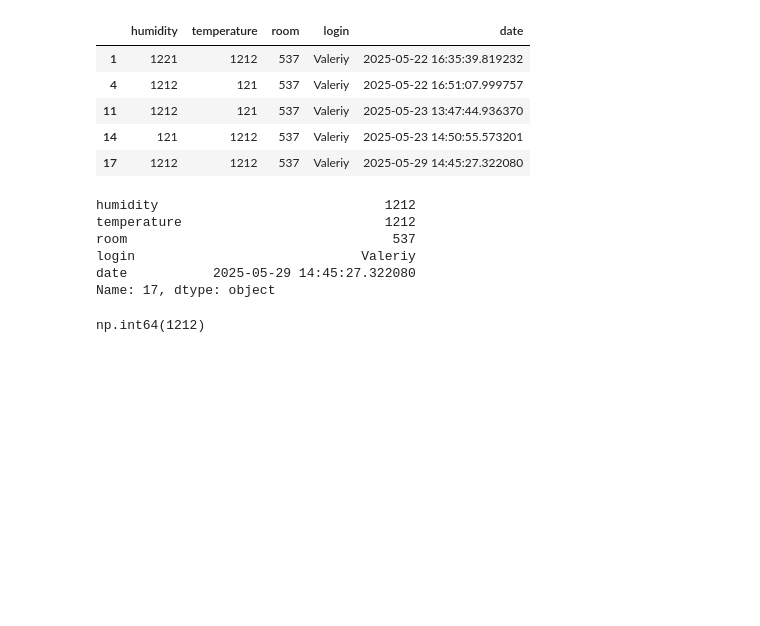
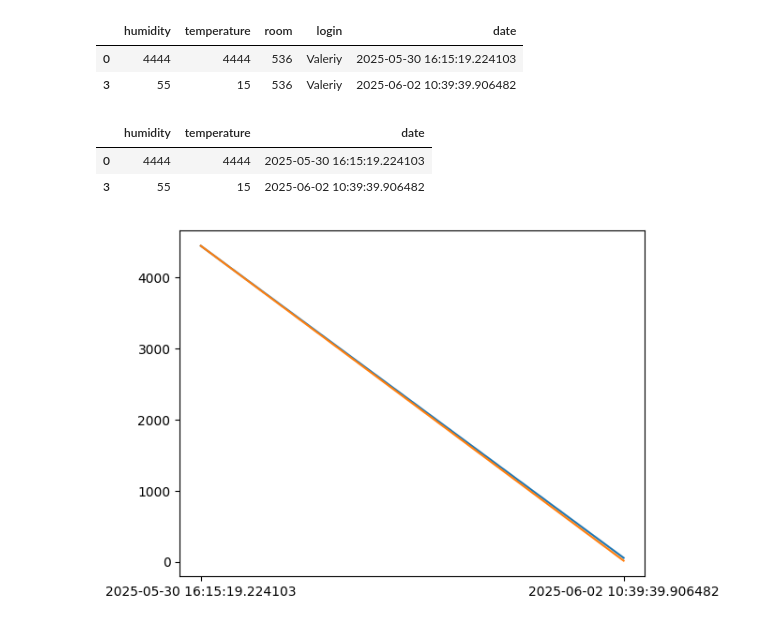
Before and after one commit to Valeriy1990/server_for_app, a Jupyter notebook: for_pandas.ipynb, the cells around one changed output. Saved outputs shown, nothing was run; the diff lists cells and outputs as text; code cells hidden in the pictures; blank space fills up the shorter version.

```diff
--- a/for_pandas.ipynb
+++ b/for_pandas.ipynb
@@ -27,27 +16,47 @@ data
-# %%
-data.query(f'room == {537}')
-# %% [output]
-|  | humidity | temperature | room | login | date |
-| 1 | 1221 | 1212 | 537 | Valeriy | 2025-05-22 16:35:39.819232 |
-| 4 | 1212 | 121 | 537 | Valeriy | 2025-05-22 16:51:07.999757 |
-| 11 | 1212 | 121 | 537 | Valeriy | 2025-05-23 13:47:44.936370 |
-| 14 | 121 | 1212 | 537 | Valeriy | 2025-05-23 14:50:55.573201 |
-| 17 | 1212 | 1212 | 537 | Valeriy | 2025-05-29 14:45:27.322080 |
+# %%
+data = data.query(f'room == {536}')
+
+data
+# %% [output]
+|  | humidity | temperature | room | login | date |
+| 0 | 4444 | 4444 | 536 | Valeriy | 2025-05-30 16:15:19.224103 |
+| 3 | 55 | 15 | 536 | Valeriy | 2025-06-02 10:39:39.906482 |
+# %%
+# x = [2, 3, 5, 7, 11]
+# y = [2, 3, 5, 7, 11]
+# plt.plot(x, y)
+# plt.show()  # Отображение графика
+data = data[['humidity','temperature','date']]
+data
+# %% [output]
+|  | humidity | temperature | date |
+| 0 | 4444 | 4444 | 2025-05-30 16:15:19.224103 |
+| 3 | 55 | 15 | 2025-06-02 10:39:39.906482 |
+# %%
+# plt.plot(data[['humidity','temperature']], data[['date']]) # Построим простой график температур
+# plt.ylabel('temperature / humidity')
+# plt.legend(['humidity','temperature','date'], loc='upper left')
+# plt.errorbar(x=[2.4, 4.4], y=means[2:], yerr=sems[2:],
+#             capsize=3, marker='s', color='brown')
+plt.show()
+
+# Данные для графика:
+x = data['date']
+y1 = data['humidity']
+y2 = data['temperature']
+# Создание линейного графика:
+plt.plot(x, y1)
+plt.plot(x, y2)
+# Отображение графика:
+plt.show()
+# %% [output]
+[figure, added]
 # %%
-data.query(f'room == {537}').iloc[-1]
+# data.query(f'room == {537}').iloc[-1]
-# %% [output]
-humidity                             1212
-temperature                          1212
-room                                  537
-login                             Valeriy
-date           2025-05-29 14:45:27.322080
-Name: 17, dtype: object
 # %%
 # data = data.groupby(["room"], as_index=False).aggregate({"date":'max'})
 # data = data.groupby(["room","humidity"], as_index=False).aggregate({"humidity"})
-data.query(f'room == {537}').iloc[-1].humidity
+# data.query(f'room == {537}').iloc[-1].humidity
-# %% [output]
-np.int64(1212)
 # %%
 # for i in data.index:
 #     print(data.iloc[i].room, data.iloc[i].date)
```
Also changed, not shown: parts of 3 cells of this notebook, 4 other files.
